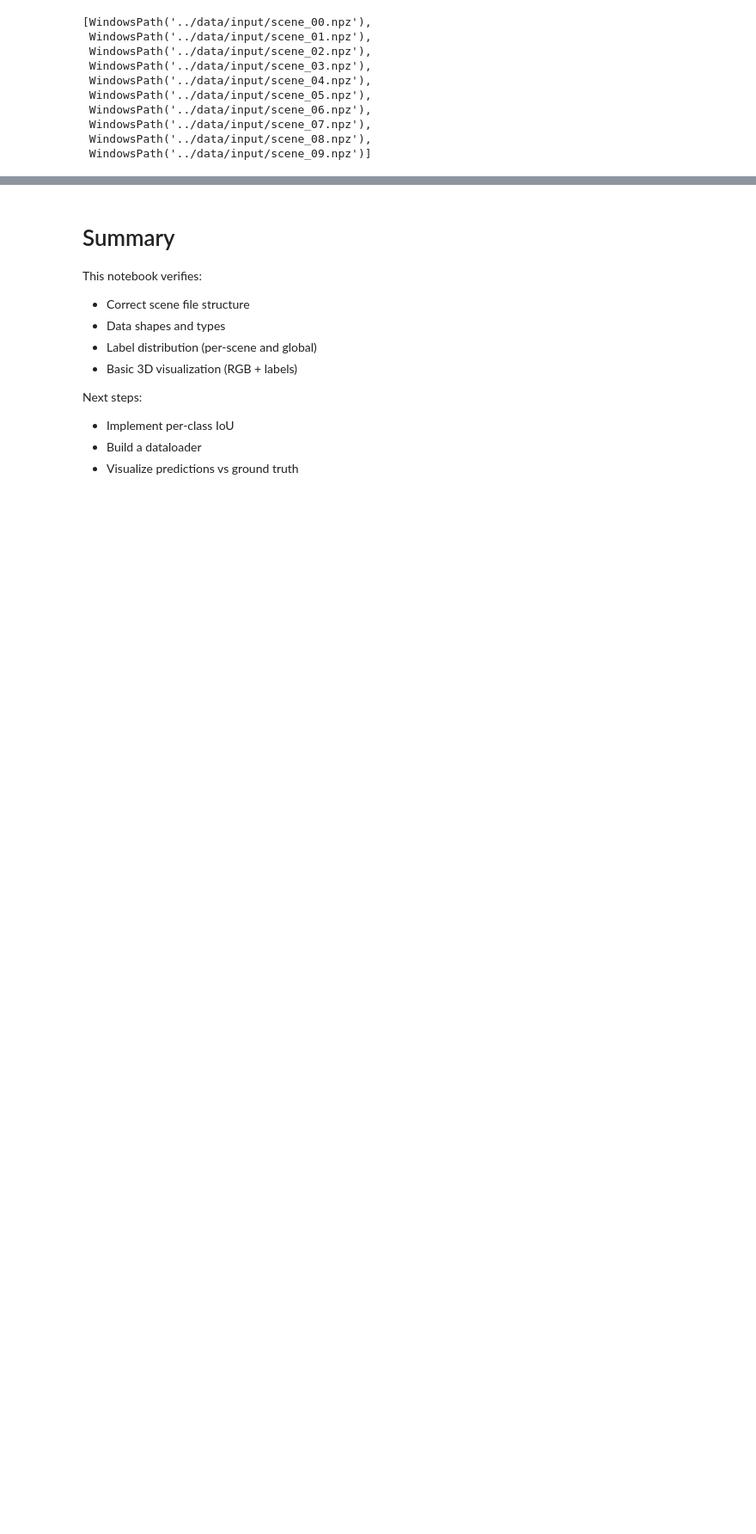
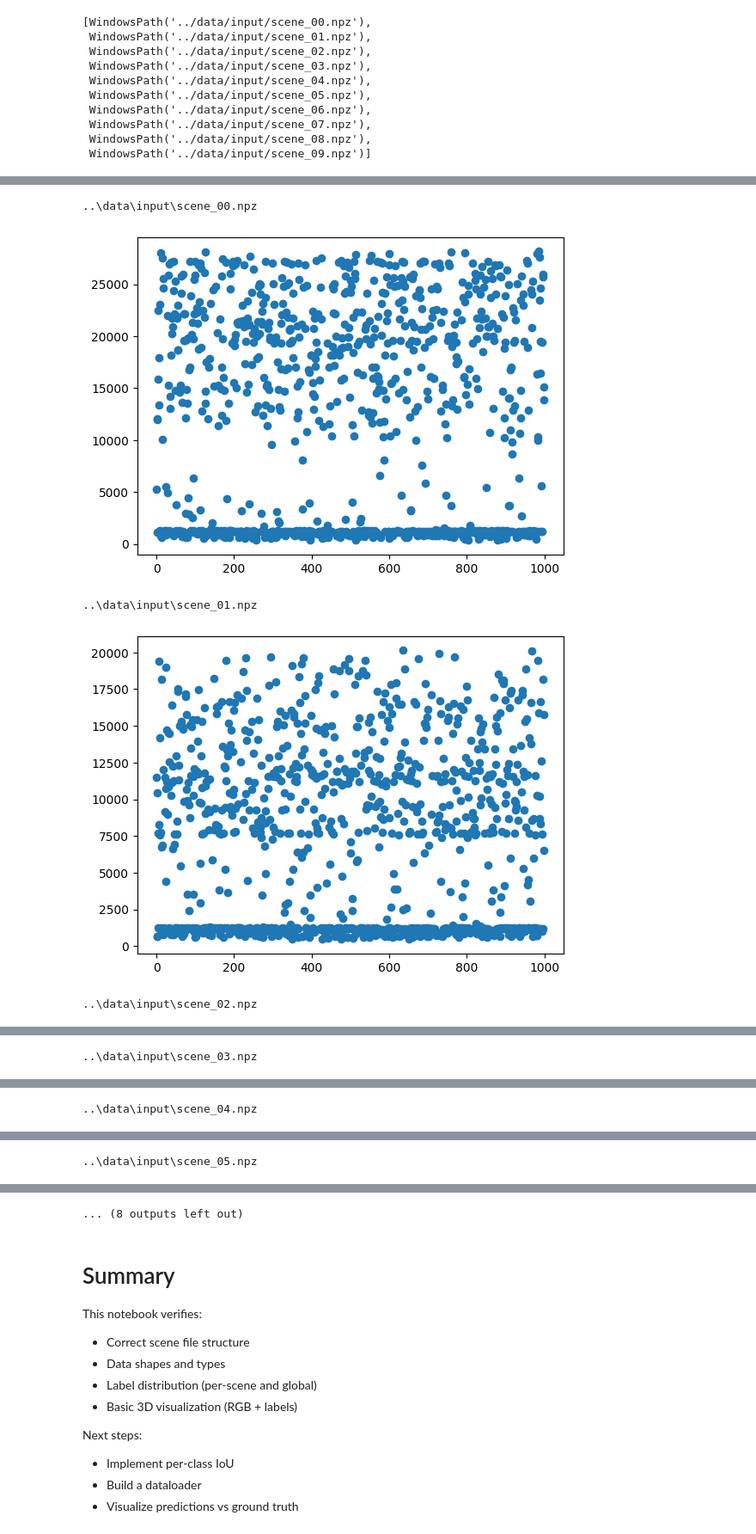
Before and after one commit to louisxwang/pointnet, a Jupyter notebook: notebooks/data_exploration.ipynb, the cells around one changed output, grey strips where cells are left out. Shown at 86% size. Saved outputs shown, nothing was run; the diff lists cells and outputs as text; code cells hidden in the pictures; blank space fills up the shorter version.

```diff
--- a/notebooks/data_exploration.ipynb
+++ b/notebooks/data_exploration.ipynb
@@ -172,6 +177,10 @@ for file in npz_files:
     unique, counts = np.unique(labels, return_counts=True)
     for u, c in zip(unique, counts):
         all_counts[u] += c
+
+    xyz = data["xyz"] # (N,3)
+    print(f"data mean {np.mean(xyz, 0)}")
+    print(f"data min max {np.min(xyz, axis=0)}, {np.max(xyz, axis=0)}")
 
 print("Total scenes:", len(npz_files))
 print("Avg points per scene:", np.mean(num_points))
@@ -203,3 +219,34 @@ Class 2 (box): 100000 points
 Class 3 (sphere): 100000 points
 Class 4 (cylinder): 100000 points
 [figure]
+# %%
+# Check optimal cube size vs network input size
+sampling_cube_size = 2
+for file in npz_files:
+    print(file)
+    data = np.load(file)
+    labels = data["labels"]
+    xyz = data["xyz"] # (N,3)
+    n_pts = []
+    for _ in range(1000):
+        # Pick random point as cube center
+        center_idx = np.random.choice(len(xyz))
+        center = xyz[center_idx]
+
+        mask = (
+            (xyz[:, 0] > center[0] - sampling_cube_size/2) &
+            (xyz[:, 0] < center[0] + sampling_cube_size/2) &
+            (xyz[:, 1] > center[1] - sampling_cube_size/2) &
+            (xyz[:, 1] < center[1] + sampling_cube_size/2)
+        )
+
+        block_points = xyz[mask]
+        n_pts.append(len(block_points))
+    plt.scatter(range(1000), n_pts)
+    plt.show()
+# %% [output]
+..\data\input\scene_00.npz
+[figure, added]
+..\data\input\scene_01.npz
+[figure, added]
+..\data\input\scene_02.npz
@@ -205,0 +254 @@ Class 4 (cylinder): 100000 points
+..\data\input\scene_03.npz
@@ -205,0 +256 @@ Class 4 (cylinder): 100000 points
+..\data\input\scene_04.npz
@@ -205,0 +258 @@ Class 4 (cylinder): 100000 points
+..\data\input\scene_05.npz
@@ -206,3 +260,4 @@ Class 4 (cylinder): 100000 points
+... (8 outputs left out)
 # %% [markdown]
 # Summary
 
```
Also changed, not shown: parts of 5 cells of this notebook, 1 other file.
